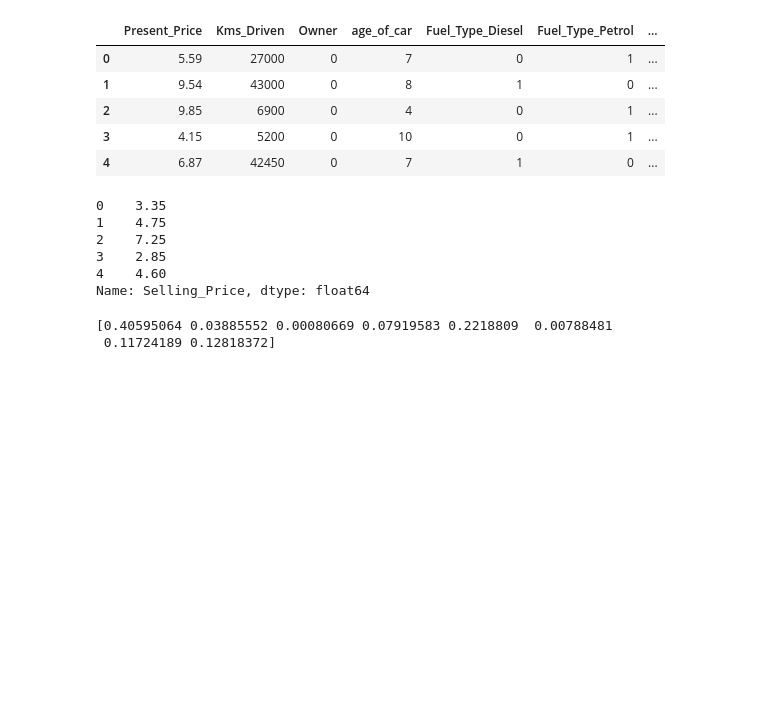
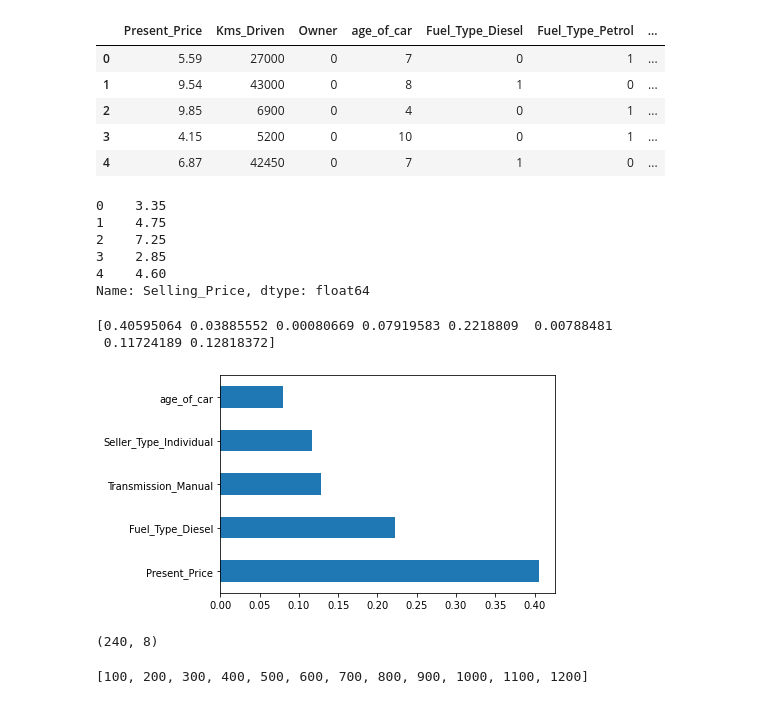
Before and after one commit to purplevarun/car-price-prediction, a Jupyter notebook: Untitled.ipynb, the cells around one changed output. Cells and saved outputs as stored; diff of their text form; code cells hidden in the pictures; blank space fills up the shorter version.

```diff
--- a/Untitled.ipynb
+++ b/Untitled.ipynb
@@ -240,4 +240,7 @@ print (model.feature_importances_)
 # %%
 # plot graph of impt features
 fi = pd.Series(model.feature_importances_,index=x.columns)
-fi.nlargest(5).plot(kind=)
+fi.nlargest(5).plot(kind="barh")
+plt.show ()
+# %% [output]
+[figure, added]
@@ -243,0 +250,4 @@ fi.nlargest(5).plot(kind=)
+# %%
+X_train.shape
+# %% [output]
+(240, 8)
@@ -243,0 +257,7 @@ fi.nlargest(5).plot(kind=)
+# %%
+# hyper parameters
+import numpy as np
+n_estimators = [int(x) for x in np.linspace(start=100,stop=1200,num=12)]
+print(n_estimators)
+# %% [output]
+[100, 200, 300, 400, 500, 600, 700, 800, 900, 1000, 1100, 1200]
```
Also changed, not shown: parts of 4 cells of this notebook.
